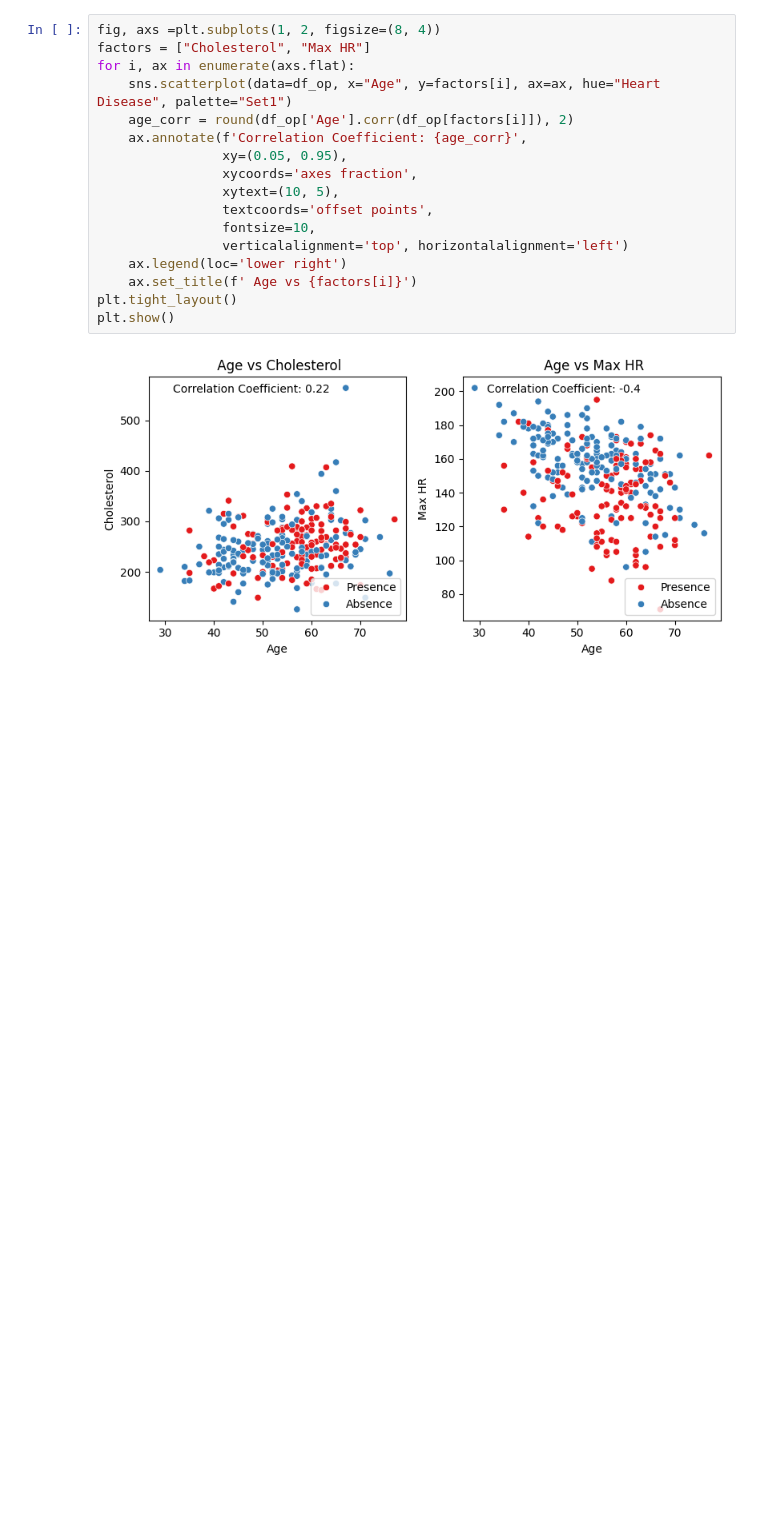
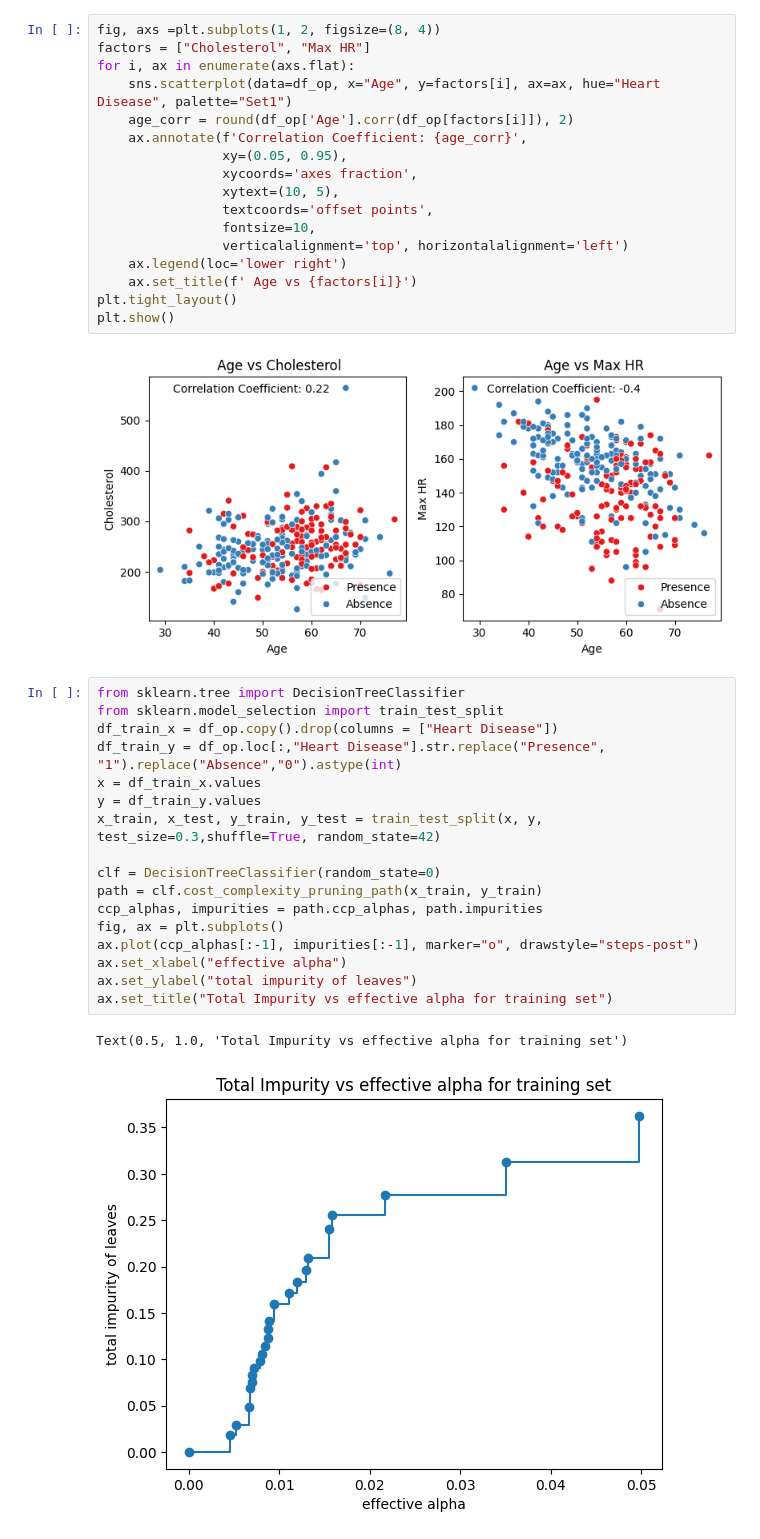
Before and after one commit to Enlightenus/Heart_disease_prediction, a Jupyter notebook: Heart_disease.ipynb, the cells around one changed output. Cells and saved outputs as stored; diff of their text form; blank space fills up the shorter version.

Commit message:
impurity

```diff
--- a/Heart_disease.ipynb
+++ b/Heart_disease.ipynb
@@ -167,3 +167,23 @@ plt.tight_layout()
 plt.show()
 # %% [output]
 [figure]
+# %%
+from sklearn.tree import DecisionTreeClassifier
+from sklearn.model_selection import train_test_split
+df_train_x = df_op.copy().drop(columns = ["Heart Disease"])
+df_train_y = df_op.loc[:,"Heart Disease"].str.replace("Presence", "1").replace("Absence","0").astype(int)
+x = df_train_x.values
+y = df_train_y.values
+x_train, x_test, y_train, y_test = train_test_split(x, y, test_size=0.3,shuffle=True, random_state=42)
+
+clf = DecisionTreeClassifier(random_state=0)
+path = clf.cost_complexity_pruning_path(x_train, y_train)
+ccp_alphas, impurities = path.ccp_alphas, path.impurities
+fig, ax = plt.subplots()
+ax.plot(ccp_alphas[:-1], impurities[:-1], marker="o", drawstyle="steps-post")
+ax.set_xlabel("effective alpha")
+ax.set_ylabel("total impurity of leaves")
+ax.set_title("Total Impurity vs effective alpha for training set")
+# %% [output]
+Text(0.5, 1.0, 'Total Impurity vs effective alpha for training set')
+[figure, added]
```
